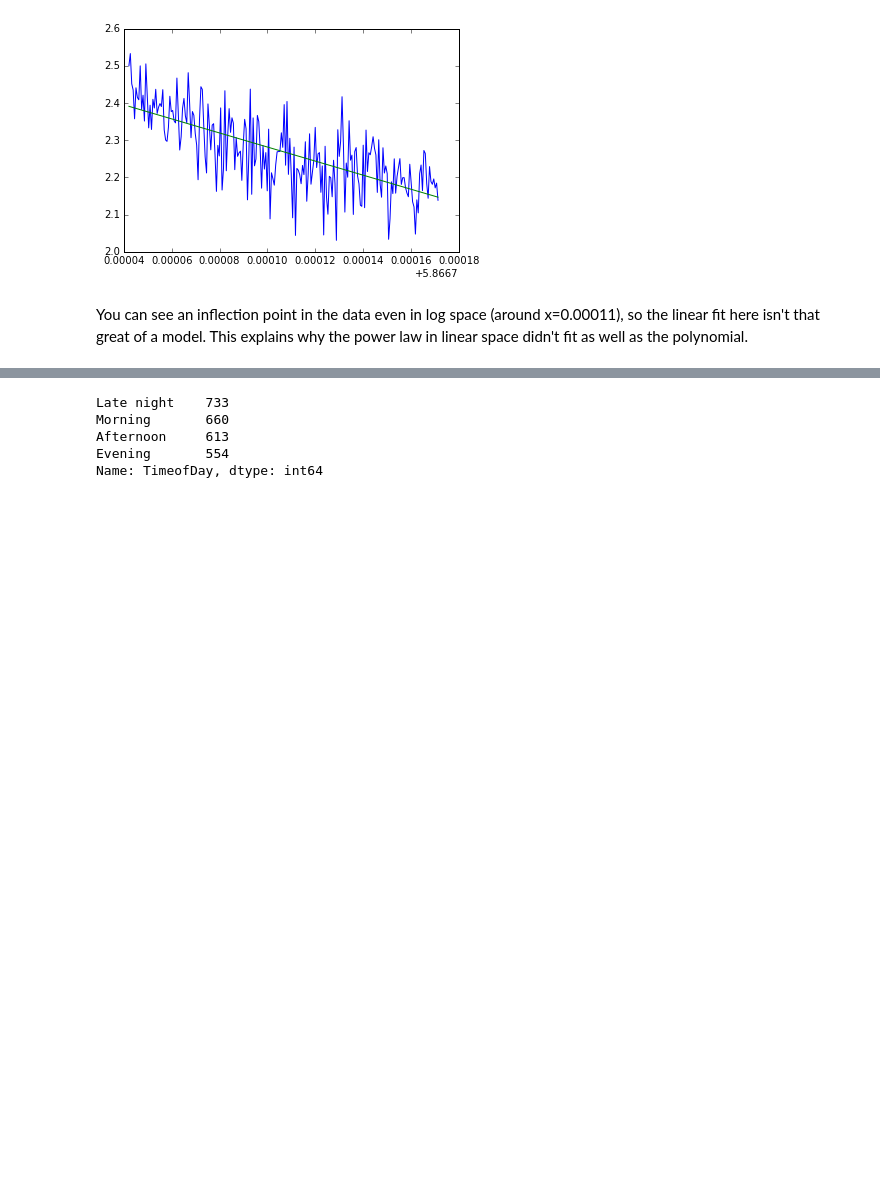
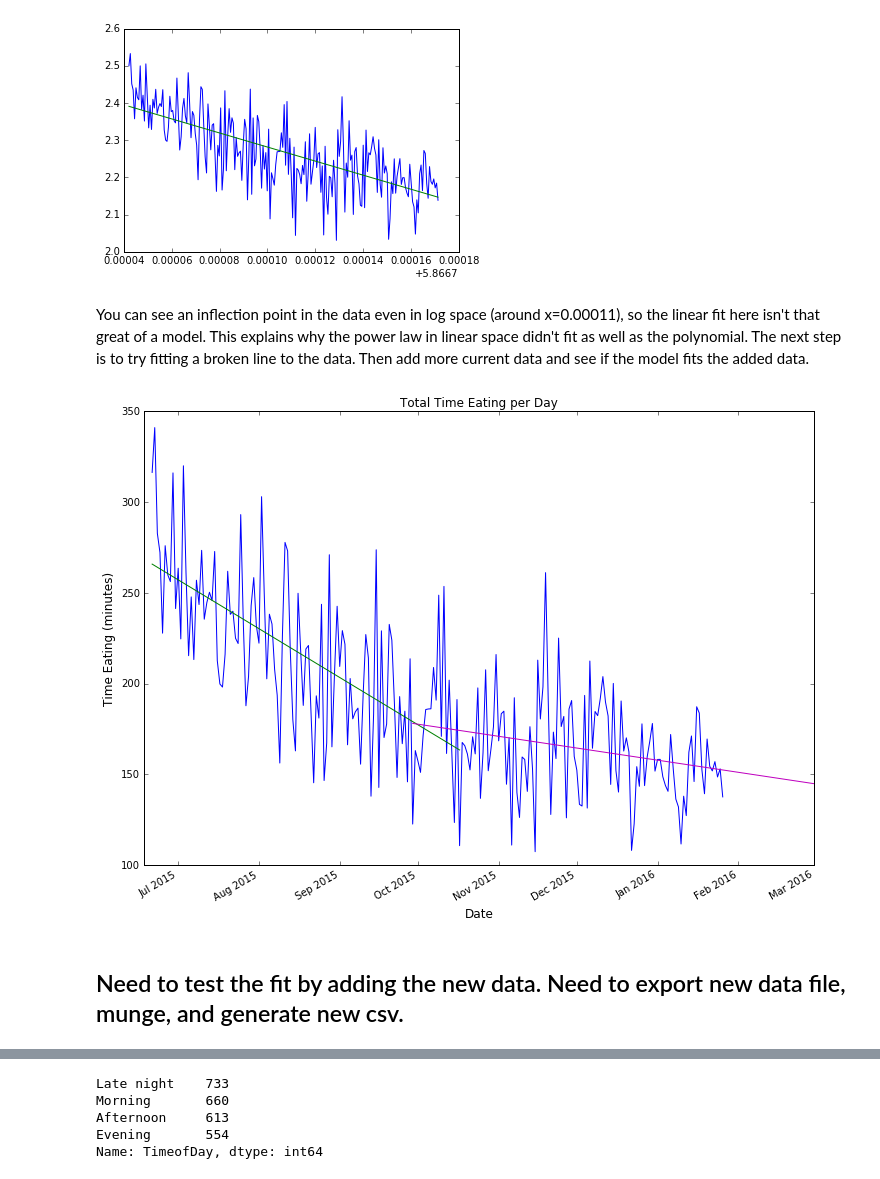
Before and after one commit to randirl17/FeedingTimes, a Jupyter notebook: nursing.ipynb, the cells around one changed output, grey strips where cells are left out. Cells and saved outputs as stored; diff of their text form; code cells hidden in the pictures; blank space fills up the shorter version.

Commit message:
broken linear fit

```diff
--- a/nursing.ipynb
+++ b/nursing.ipynb
@@ -216,4 +215,38 @@ plt.plot(logxx,logyfit)
 [<matplotlib.lines.Line2D at 0x...>]
 [figure]
 # %% [markdown]
-You can see an inflection point in the data even in log space (around x=0.00011), so the linear fit here isn't that great of a model.  This explains why the power law in linear space didn't fit as well as the polynomial.
+You can see an inflection point in the data even in log space (around x=0.00011), so the linear fit here isn't that great of a model.  This explains why the power law in linear space didn't fit as well as the polynomial.  The next step is to try fitting a broken line to the data.  Then add more current data and see if the model fits the added data.
+# %%
+x1 = [datetime.strptime(d,'%Y %m %d').date() for d in bydun['TotalFeed'].index if d < '2015 10 18']
+x2 = [datetime.strptime(d,'%Y %m %d').date() for d in bydun['TotalFeed'].index if d > '2015 10 18']
+y1 = [bydun.TotalFeed[i] for i,d in enumerate(bydun['TotalFeed'].index) if d < '2015 10 18']
+y2 = [bydun.TotalFeed[i] for i,d in enumerate(bydun['TotalFeed'].index) if d > '2015 10 18']
+xnum1 = mdates.date2num(x1)
+xnum2 = mdates.date2num(x2)
+xx1 = np.linspace(xnum1.min(), xnum1.max(), 100)
+xx2 = np.linspace(xnum2.min()-20, xnum2.max()+60, 100)
+dd1 = mdates.num2date(xx1)
+dd2 = mdates.num2date(xx2)
+# %%
+z2_1 = np.polyfit(xnum1,y1,1)
+p2_1 = np.poly1d(z2_1)
+z2_2 = np.polyfit(xnum2,y2,1)
+p2_2 = np.poly1d(z2_2)
+# %%
+fig = plt.figure(figsize=(12,9))
+ax = fig.add_subplot(111)
+
+ax.plot(xnum,bydun['TotalFeed'])
+ax.plot(dd1, p2_1(xx1), '-g') #plot fit
+ax.plot(dd2, p2_2(xx2), '-m') #plot fit
+
+ax.set_title('Total Time Eating per Day')
+ax.set_xlabel('Date',fontsize='large')
+ax.set_ylabel('Time Eating (minutes)',fontsize='large')
+plt.xlim(datetime(2015,6,18),datetime(2016,3,1))
+fig.autofmt_xdate()
+plt.show()
+# %% [output]
+[figure, added]
+# %% [markdown]
+## Need to test the fit by adding the new data.  Need to export new data file, munge, and generate new csv.
```
Also changed, not shown: parts of 11 cells of this notebook, 4 other files.
